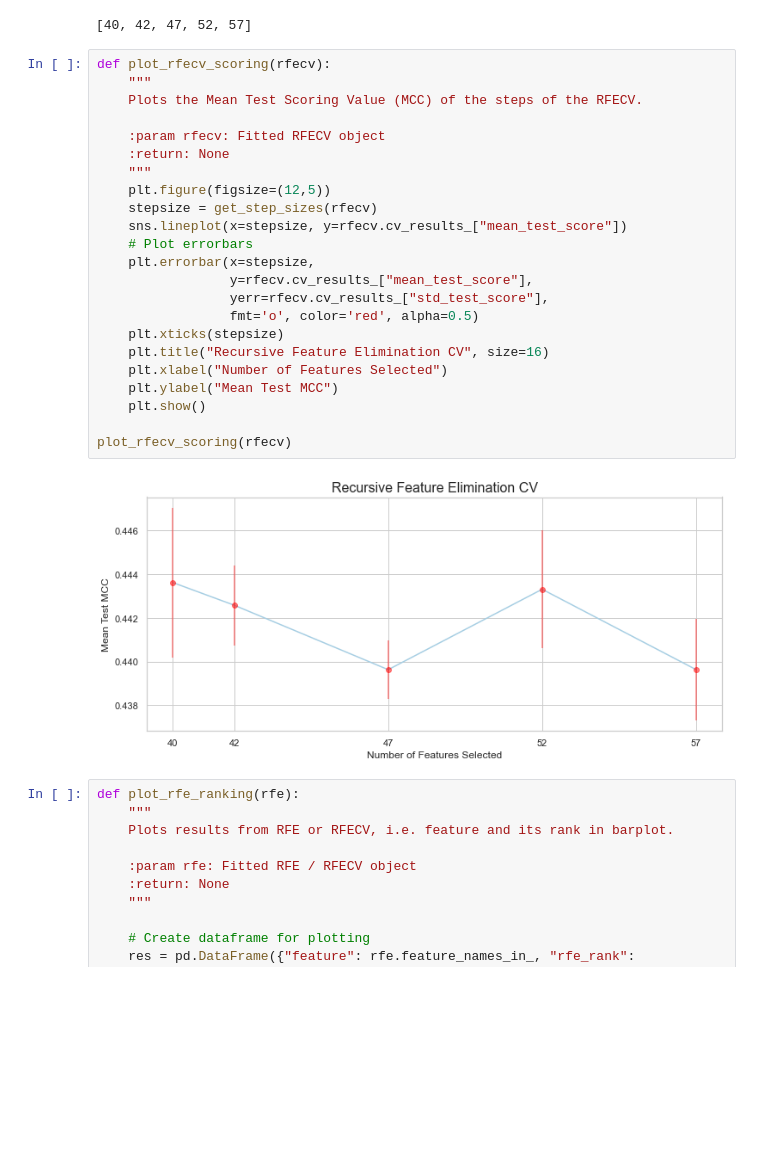
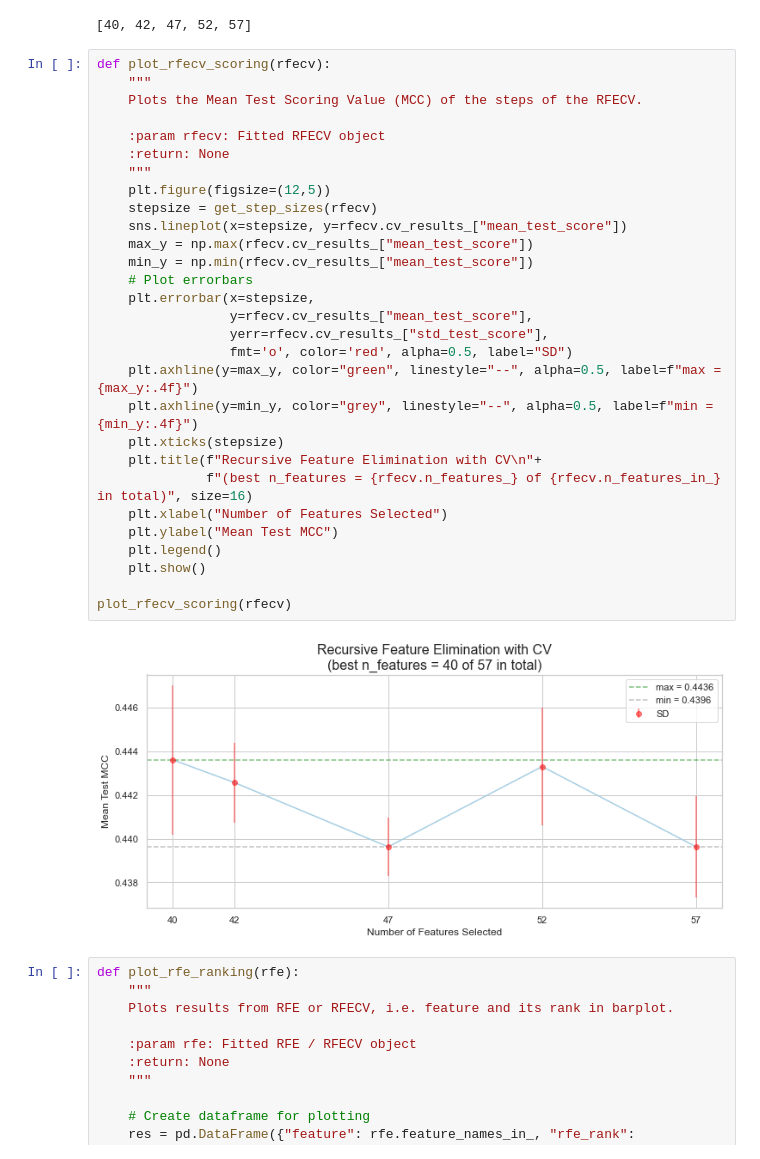
Before and after one commit to nina-prog/richters-predictor-modeling-earthquake-damage, a Jupyter notebook: notebooks/week02/week02-cat-grouping-and-feature-selection.ipynb, the cells around one changed output. Cells and saved outputs as stored; diff of their text form; blank space fills up the shorter version.

Commit message:
Improved Plotting for RFECV Results

```diff
--- a/notebooks/week02/week02-cat-grouping-and-feature-selection.ipynb
+++ b/notebooks/week02/week02-cat-grouping-and-feature-selection.ipynb
@@ -286,28 +286,34 @@ stepsize
 # %%
 def plot_rfecv_scoring(rfecv):
     """
     Plots the Mean Test Scoring Value (MCC) of the steps of the RFECV.
 
     :param rfecv: Fitted RFECV object
     :return: None
     """
     plt.figure(figsize=(12,5))
     stepsize = get_step_sizes(rfecv)
     sns.lineplot(x=stepsize, y=rfecv.cv_results_["mean_test_score"])
+    max_y = np.max(rfecv.cv_results_["mean_test_score"])
+    min_y = np.min(rfecv.cv_results_["mean_test_score"])
     # Plot errorbars
     plt.errorbar(x=stepsize,
                  y=rfecv.cv_results_["mean_test_score"],
                  yerr=rfecv.cv_results_["std_test_score"],
-                 fmt='o', color='red', alpha=0.5)
+                 fmt='o', color='red', alpha=0.5, label="SD")
+    plt.axhline(y=max_y, color="green", linestyle="--", alpha=0.5, label=f"max = {max_y:.4f}")
+    plt.axhline(y=min_y, color="grey", linestyle="--", alpha=0.5, label=f"min = {min_y:.4f}")
     plt.xticks(stepsize)
-    plt.title("Recursive Feature Elimination CV", size=16)
+    plt.title(f"Recursive Feature Elimination with CV\n"+
+              f"(best n_features = {rfecv.n_features_} of {rfecv.n_features_in_} in total)", size=16)
     plt.xlabel("Number of Features Selected")
     plt.ylabel("Mean Test MCC")
+    plt.legend()
     plt.show()
 
 plot_rfecv_scoring(rfecv)
 # %% [output]
-[figure, old version]
+[figure, new version]
 # %%
 def plot_rfe_ranking(rfe):
     """
```
Also changed, not shown: 2 other files.
